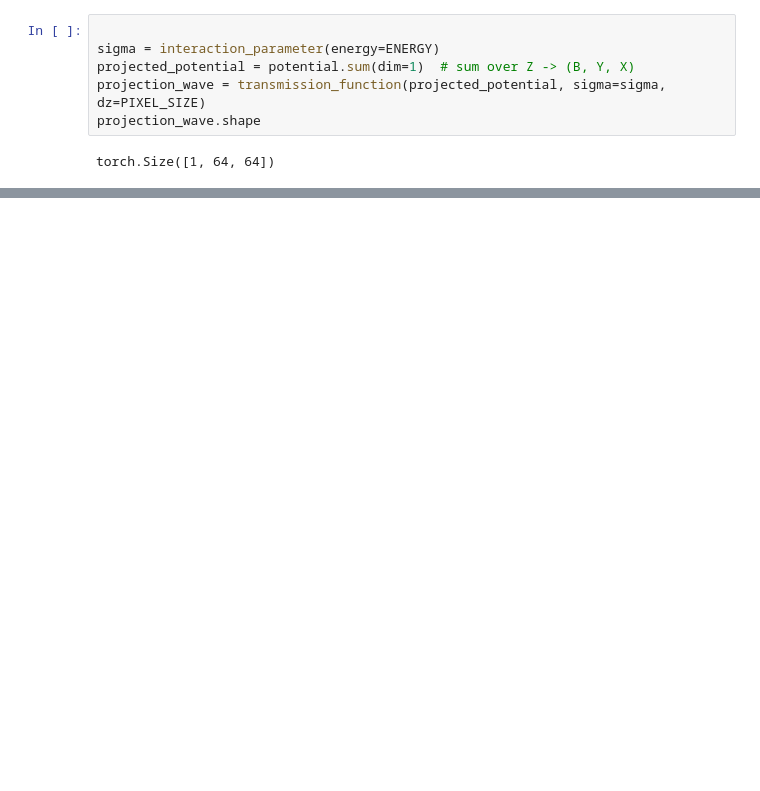
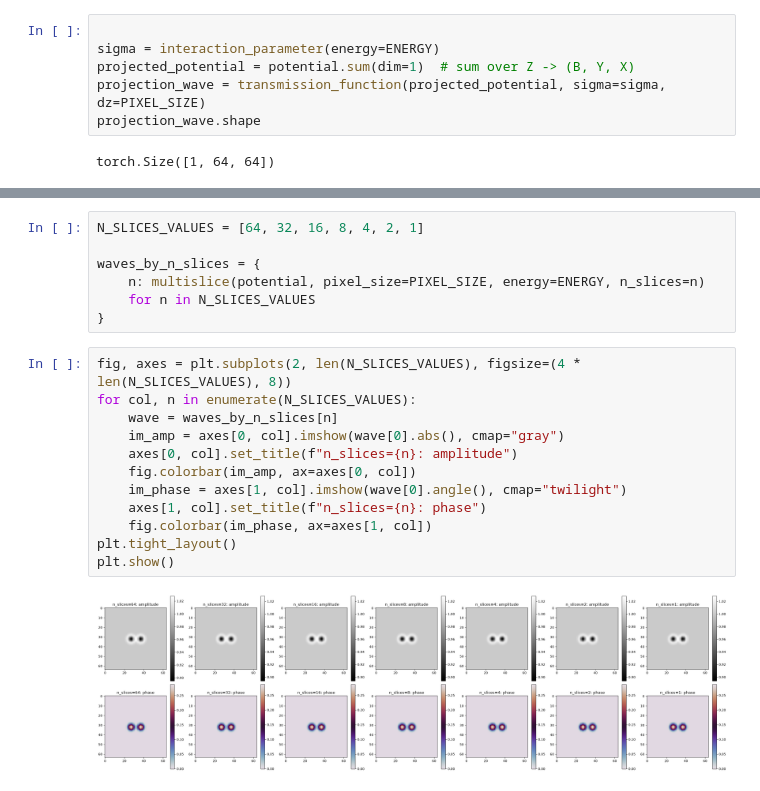
Before and after one commit to joelyeois/torch-scattering, a Jupyter notebook: examples/two_atom_multislice.ipynb, the cells around one changed output, grey strips where cells are left out. Saved outputs shown, nothing was run; the diff lists cells and outputs as text; blank space fills up the shorter version.

```diff
--- a/examples/two_atom_multislice.ipynb
+++ b/examples/two_atom_multislice.ipynb
@@ -105,0 +109,21 @@ max |phase difference| = 0.1167 rad
+# %%
+N_SLICES_VALUES = [64, 32, 16, 8, 4, 2, 1]
+
+waves_by_n_slices = {
+    n: multislice(potential, pixel_size=PIXEL_SIZE, energy=ENERGY, n_slices=n)
+    for n in N_SLICES_VALUES
+}
+# %%
+fig, axes = plt.subplots(2, len(N_SLICES_VALUES), figsize=(4 * len(N_SLICES_VALUES), 8))
+for col, n in enumerate(N_SLICES_VALUES):
+    wave = waves_by_n_slices[n]
+    im_amp = axes[0, col].imshow(wave[0].abs(), cmap="gray")
+    axes[0, col].set_title(f"n_slices={n}: amplitude")
+    fig.colorbar(im_amp, ax=axes[0, col])
+    im_phase = axes[1, col].imshow(wave[0].angle(), cmap="twilight")
+    axes[1, col].set_title(f"n_slices={n}: phase")
+    fig.colorbar(im_phase, ax=axes[1, col])
+plt.tight_layout()
+plt.show()
+# %% [output]
+[figure, added]
```
Also changed, not shown: parts of 9 cells of this notebook, 14 other files.
